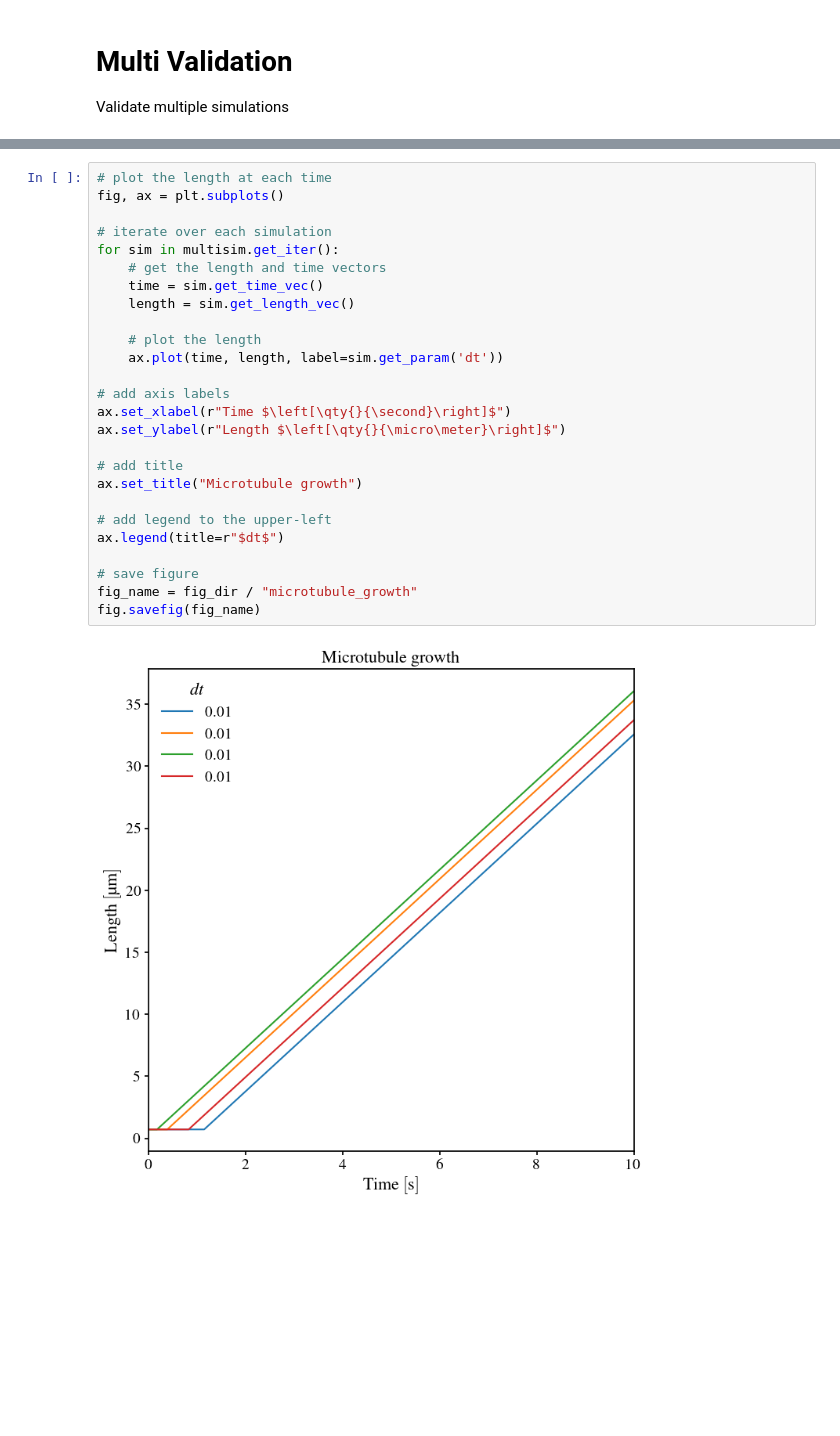
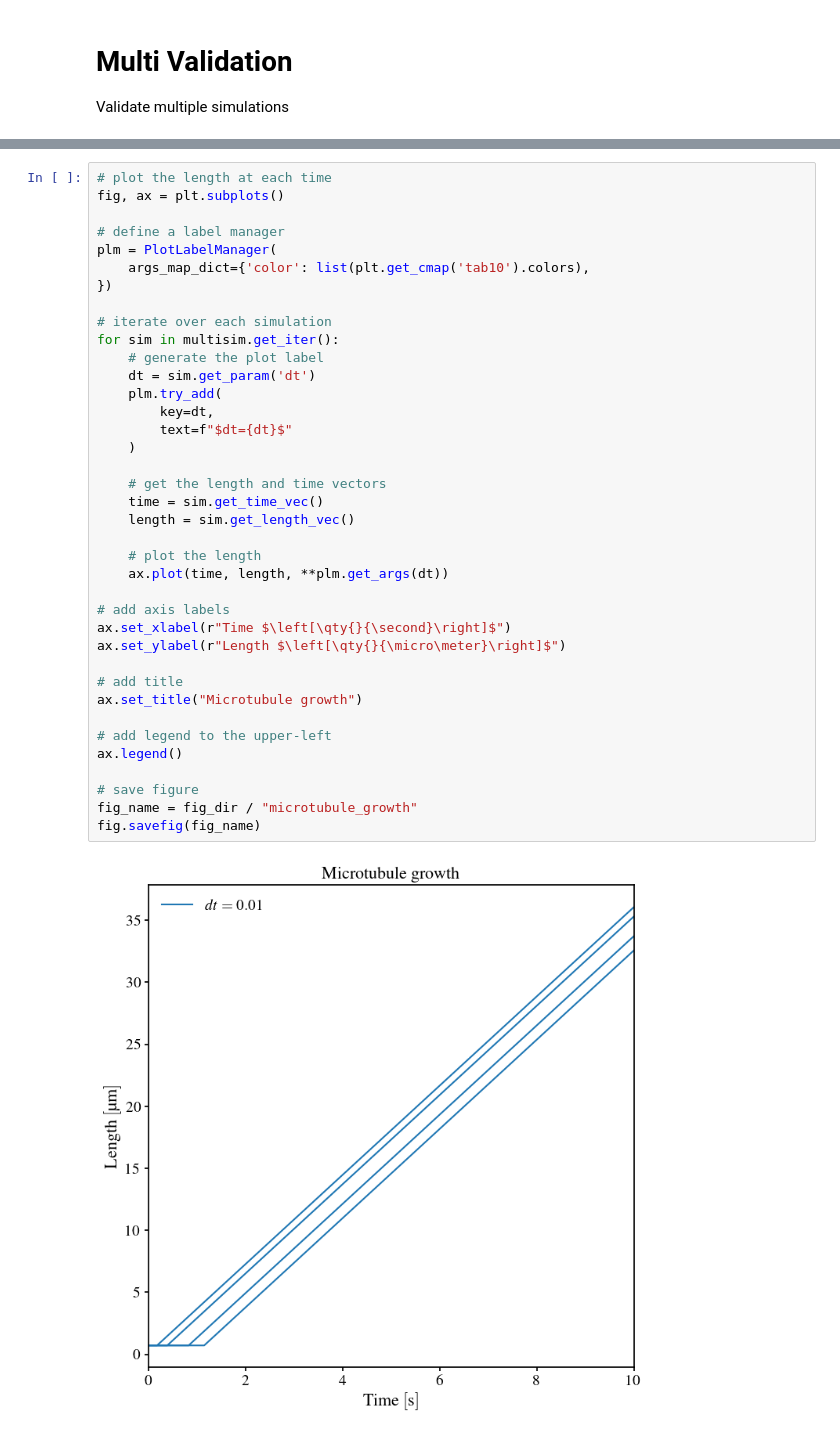
Before and after one commit to CWU-Computational-Biophysics/tau_mts, a Jupyter notebook: multi_validation.ipynb, the cells around one changed output, grey strips where cells are left out. Drawn from its saved outputs; the diff is of its cells as text; blank space fills up the shorter version.

```diff
--- a/multi_validation.ipynb
+++ b/multi_validation.ipynb
@@ -21,28 +23,40 @@ fig_dir.mkdir(exist_ok=True)
 # %%
 # plot the length at each time
 fig, ax = plt.subplots()
 
+# define a label manager
+plm = PlotLabelManager(
+    args_map_dict={'color': list(plt.get_cmap('tab10').colors),
+})
+
 # iterate over each simulation
 for sim in multisim.get_iter():
+    # generate the plot label
+    dt = sim.get_param('dt')
+    plm.try_add(
+        key=dt,
+        text=f"$dt={dt}$"
+    )
+
     # get the length and time vectors
     time = sim.get_time_vec()
     length = sim.get_length_vec()
 
     # plot the length
-    ax.plot(time, length, label=sim.get_param('dt'))
+    ax.plot(time, length, **plm.get_args(dt))
 
 # add axis labels
 ax.set_xlabel(r"Time $\left[\qty{}{\second}\right]$")
 ax.set_ylabel(r"Length $\left[\qty{}{\micro\meter}\right]$")
 
 # add title
 ax.set_title("Microtubule growth")
 
 # add legend to the upper-left
-ax.legend(title=r"$dt$")
+ax.legend()
 
 # save figure
 fig_name = fig_dir / "microtubule_growth"
 fig.savefig(fig_name)
 # %% [output]
-[figure, old version]
+[figure, new version]
```
Also changed, not shown: parts of 1 cell of this notebook, 2 other files.
